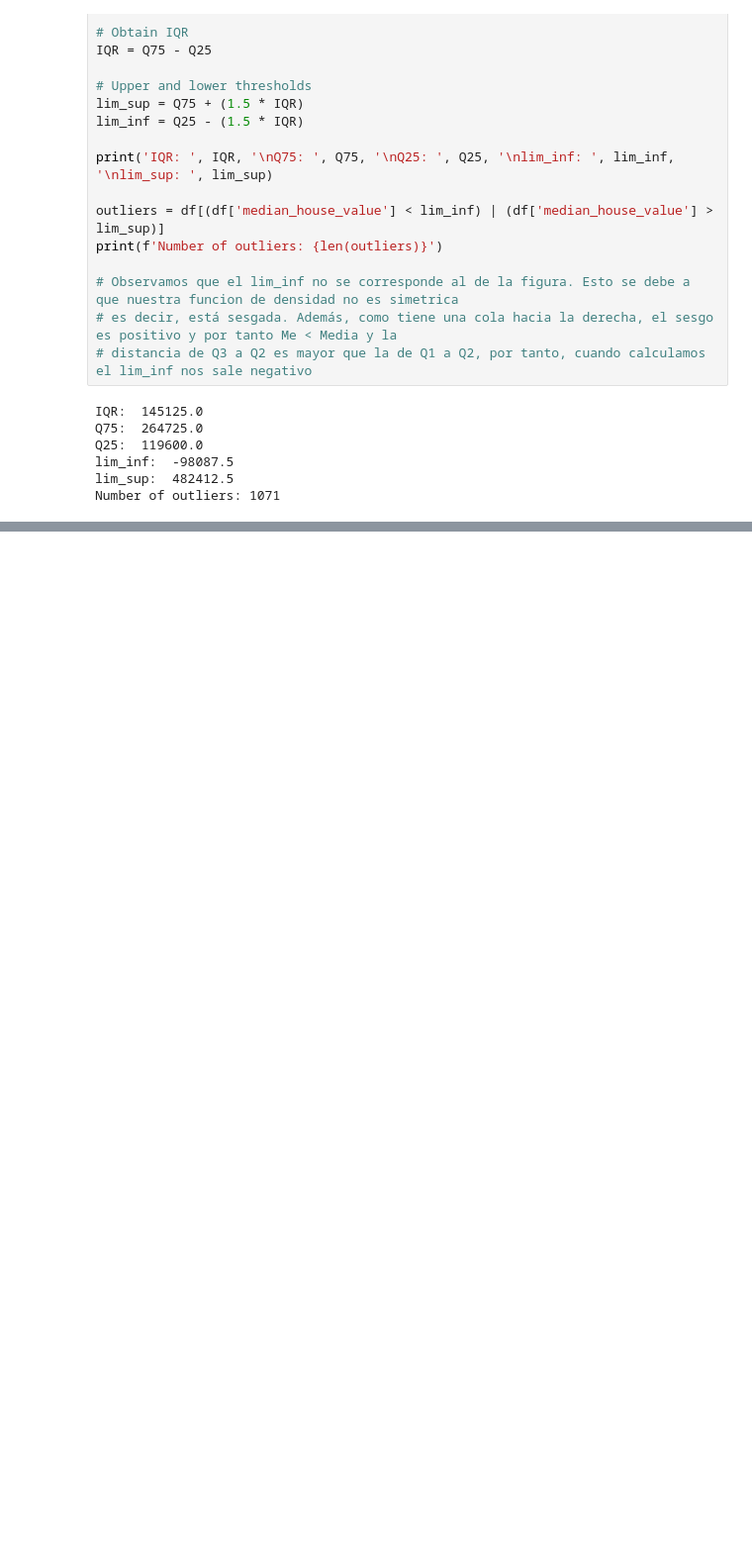
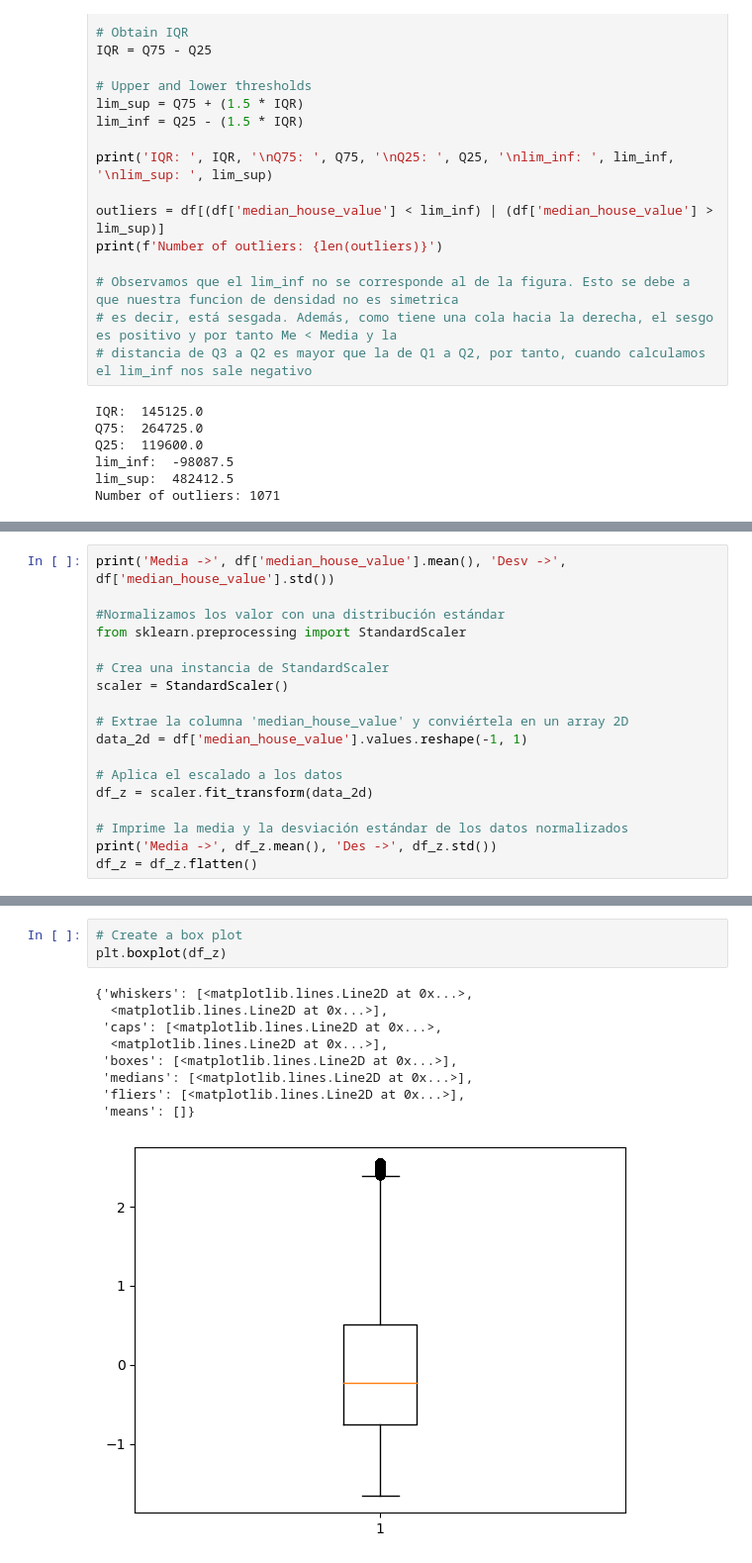
Before and after one commit to francfer-art/Housing, a Jupyter notebook: Anomalias.ipynb, the cells around one changed output, grey strips where cells are left out. Shown: that part at 99% size. Cells and saved outputs as stored; diff of their text form; blank space fills up the shorter version.

```diff
--- a/Anomalias.ipynb
+++ b/Anomalias.ipynb
@@ -130,0 +257,18 @@ df['median_house_value'].kurt()
+# %%
+print('Media ->', df['median_house_value'].mean(), 'Desv ->', df['median_house_value'].std())
+
+#Normalizamos los valor con una distribución estándar
+from sklearn.preprocessing import StandardScaler
+
+# Crea una instancia de StandardScaler
+scaler = StandardScaler()
+
+# Extrae la columna 'median_house_value' y conviértela en un array 2D
+data_2d = df['median_house_value'].values.reshape(-1, 1)
+
+# Aplica el escalado a los datos
+df_z = scaler.fit_transform(data_2d)
+
+# Imprime la media y la desviación estándar de los datos normalizados
+print('Media ->', df_z.mean(), 'Des ->', df_z.std())
+df_z = df_z.flatten()
@@ -130,0 +323,13 @@ df['median_house_value'].kurt()
+# %%
+# Create a box plot
+plt.boxplot(df_z)
+# %% [output]
+{'whiskers': [<matplotlib.lines.Line2D at 0x...>,
+  <matplotlib.lines.Line2D at 0x...>],
+ 'caps': [<matplotlib.lines.Line2D at 0x...>,
+  <matplotlib.lines.Line2D at 0x...>],
+ 'boxes': [<matplotlib.lines.Line2D at 0x...>],
+ 'medians': [<matplotlib.lines.Line2D at 0x...>],
+ 'fliers': [<matplotlib.lines.Line2D at 0x...>],
+ 'means': []}
+[figure, added]
```
Also changed, not shown: parts of 26 cells of this notebook, 3 other files.
